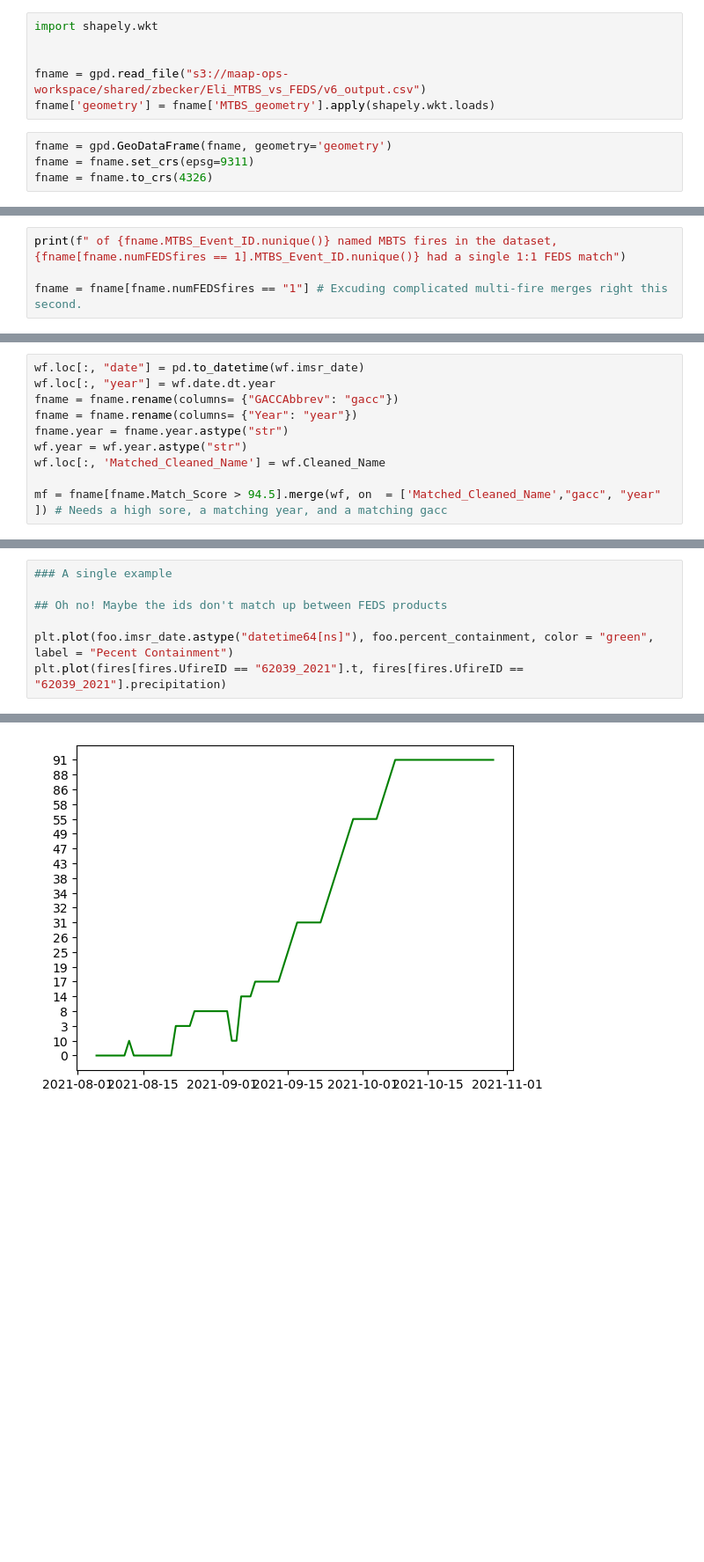
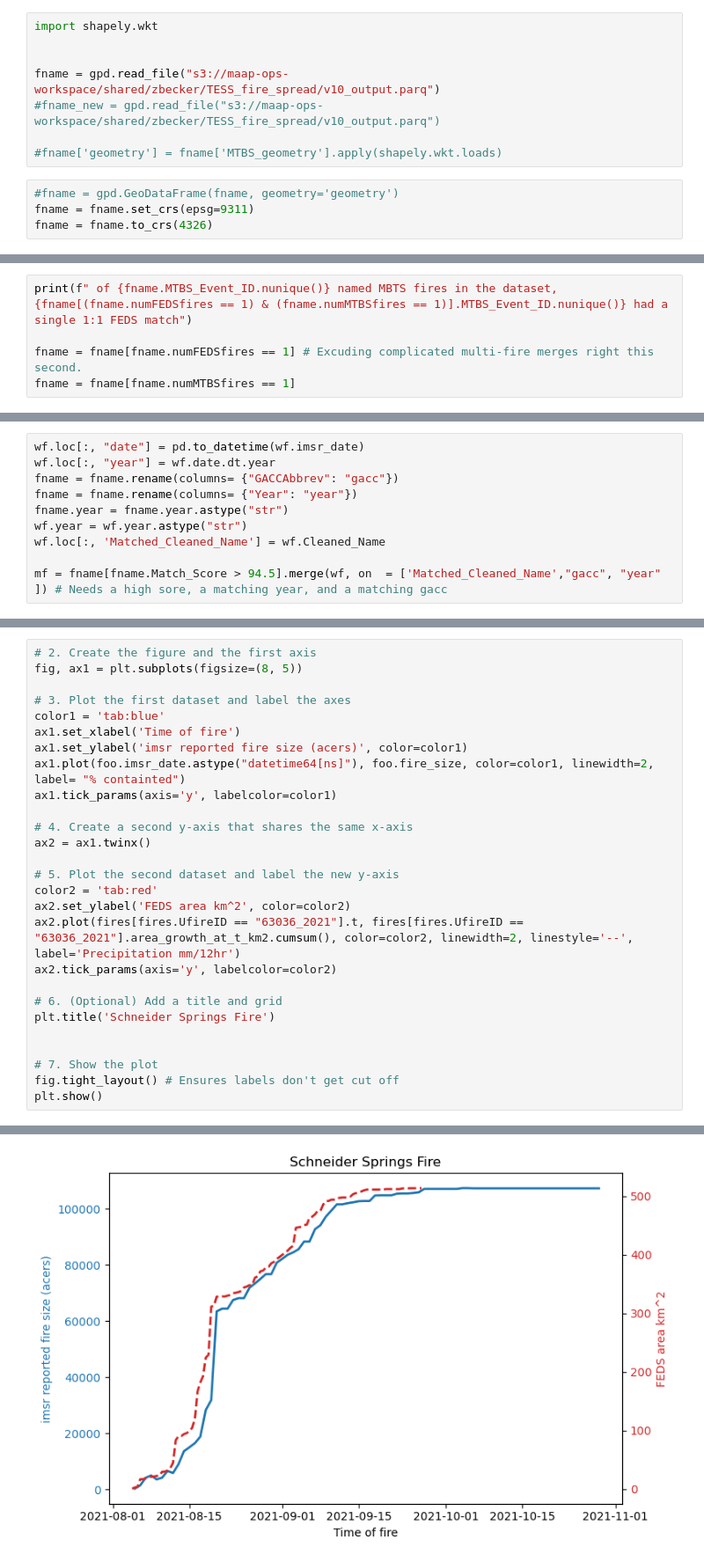
Before and after one commit to mccabete/precip, a Jupyter notebook: precip_vs_percent_contained.ipynb, the cells around one changed output, grey strips where cells are left out. Shown at 88% size. Cells and saved outputs as stored; diff of their text form; blank space fills up the shorter version.

Commit message:
got exploratory percent contained working, start of time-varying cox model

```diff
--- a/precip_vs_percent_contained.ipynb
+++ b/precip_vs_percent_contained.ipynb
@@ -50,10 +51,12 @@ fires = read_in_fires_and_precip()
 import shapely.wkt
 
 
-fname = gpd.read_file("s3://maap-ops-workspace/shared/zbecker/Eli_MTBS_vs_FEDS/v6_output.csv")
-fname['geometry'] = fname['MTBS_geometry'].apply(shapely.wkt.loads)
+fname = gpd.read_file("s3://maap-ops-workspace/shared/zbecker/TESS_fire_spread/v10_output.parq")
+#fname_new = gpd.read_file("s3://maap-ops-workspace/shared/zbecker/TESS_fire_spread/v10_output.parq")
+
+#fname['geometry'] = fname['MTBS_geometry'].apply(shapely.wkt.loads)
 # %%
-fname = gpd.GeoDataFrame(fname, geometry='geometry')
+#fname = gpd.GeoDataFrame(fname, geometry='geometry')
 fname = fname.set_crs(epsg=9311)
 fname = fname.to_crs(4326)
 # %%
@@ -62,7 +65,8 @@ fname = fname.to_crs(4326)
 imsr = pd.read_csv("/home/jovyan/Preparedness_level/IMRS_from_pub/gacc_activity.csv")
 wf = pd.read_csv("/home/jovyan/Preparedness_level/IMRS_from_pub/wildfire_activity.csv")
 # %%
-print(f" of {fname.MTBS_Event_ID.nunique()} named MBTS fires in the dataset, {fname[fname.numFEDSfires == 1].MTBS_Event_ID.nunique()} had a single 1:1 FEDS match")
+print(f" of {fname.MTBS_Event_ID.nunique()} named MBTS fires in the dataset, {fname[(fname.numFEDSfires == 1) & (fname.numMTBSfires == 1)].MTBS_Event_ID.nunique()} had a single 1:1 FEDS match")
 
-fname = fname[fname.numFEDSfires == "1"] # Excuding complicated multi-fire merges right this second.
+fname = fname[fname.numFEDSfires == 1] # Excuding complicated multi-fire merges right this second.
+fname = fname[fname.numMTBSfires == 1]
 # %% [output]
@@ -154,8 +244,28 @@ print(foo.FEDS_matched_IDs.unique())
 # %%
-### A single example
+# 2. Create the figure and the first axis
+fig, ax1 = plt.subplots(figsize=(8, 5))
 
-## Oh no! Maybe the ids don't match up between FEDS products
+# 3. Plot the first dataset and label the axes
+color1 = 'tab:blue'
+ax1.set_xlabel('Time of fire')
+ax1.set_ylabel('imsr reported fire size (acers)', color=color1)
+ax1.plot(foo.imsr_date.astype("datetime64[ns]"), foo.fire_size, color=color1, linewidth=2, label= "% containted")
+ax1.tick_params(axis='y', labelcolor=color1)
 
-plt.plot(foo.imsr_date.astype("datetime64[ns]"), foo.percent_containment, color = "green", label = "Pecent Containment")
-plt.plot(fires[fires.UfireID == "62039_2021"].t, fires[fires.UfireID == "62039_2021"].precipitation)
+# 4. Create a second y-axis that shares the same x-axis
+ax2 = ax1.twinx()
+
+# 5. Plot the second dataset and label the new y-axis
+color2 = 'tab:red'
+ax2.set_ylabel('FEDS area km^2', color=color2)
+ax2.plot(fires[fires.UfireID == "63036_2021"].t, fires[fires.UfireID == "63036_2021"].area_growth_at_t_km2.cumsum(), color=color2, linewidth=2, linestyle='--', label='Precipitation mm/12hr')
+ax2.tick_params(axis='y', labelcolor=color2)
+
+# 6. (Optional) Add a title and grid
+plt.title('Schneider Springs Fire')
+
+
+# 7. Show the plot
+fig.tight_layout() # Ensures labels don't get cut off
+plt.show()
 # %% [output]
@@ -163 +272 @@ plt.plot(fires[fires.UfireID == "62039_2021"].t, fires[fires.UfireID == "62039_2
-[figure, old version]
+[figure, new version]
```
Also changed, not shown: parts of 11 cells of this notebook, 2 other files.
